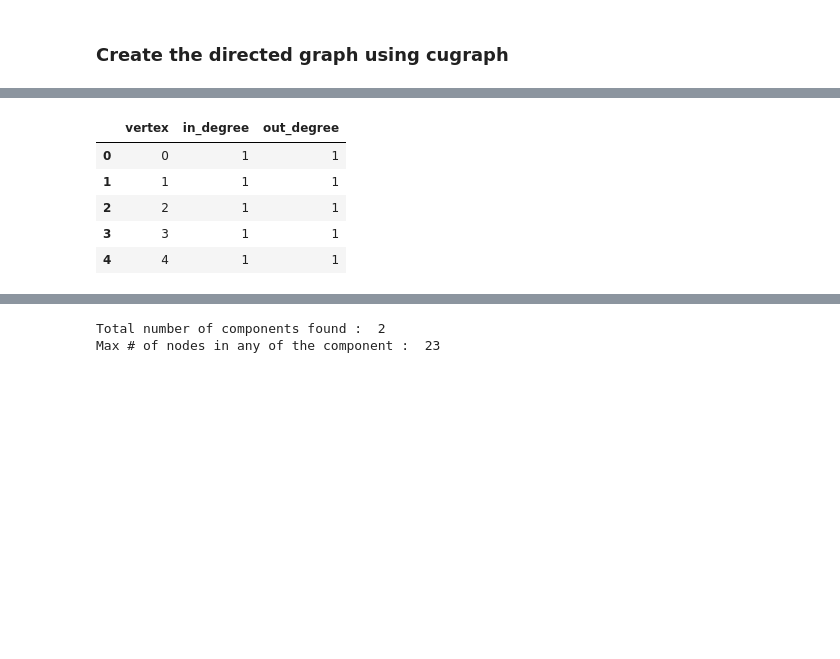
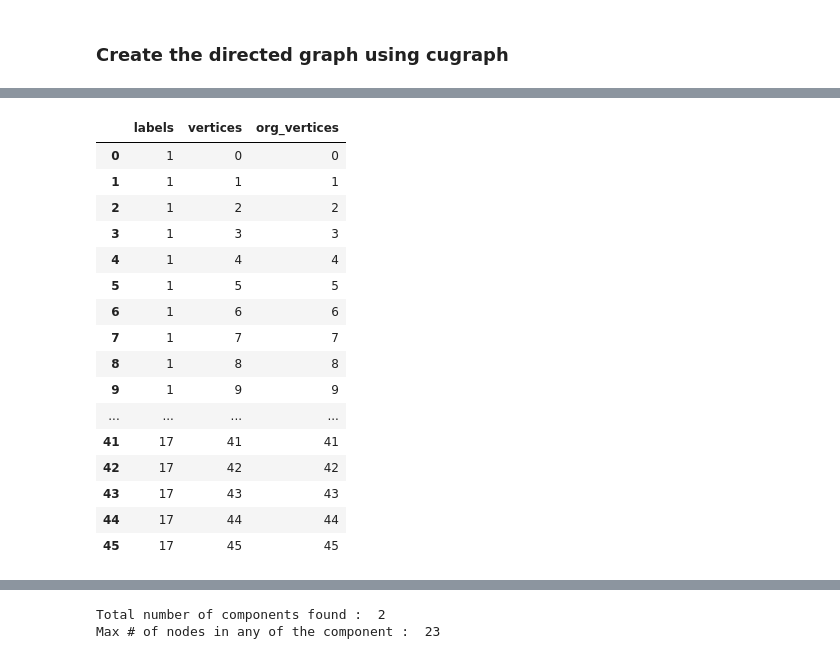
Before and after one commit to dorisnvidia/notebooks-1, a Jupyter notebook: cugraph/supplyChain/ArijitDatasetTest.ipynb, the cells around one changed output, grey strips where cells are left out. Drawn from its saved outputs; the diff is of its cells as text; code cells hidden in the pictures; blank space fills up the shorter version.

```diff
--- a/cugraph/supplyChain/ArijitDatasetTest.ipynb
+++ b/cugraph/supplyChain/ArijitDatasetTest.ipynb
@@ -116,18 +139,29 @@ Main Graph
-# %%
-gpuG.degrees().head()
-# %% [output]
-|  | vertex | in_degree | out_degree |
-| 0 | 0 | 1 | 1 |
-| 1 | 1 | 1 | 1 |
-| 2 | 2 | 1 | 1 |
-| 3 | 3 | 1 | 1 |
-| 4 | 4 | 1 | 1 |
 # %%
 # Generate WCCs of gpuG, returning cuda dataFrame df
 # df[‘labels’][i] gives the label id of the ith vertex and df[‘vertices’][i] gives the vertex id of the i’th vertex
 wcc = cugraph.weakly_connected_components(gpuG)
 # %%
 wcc['org_vertices'] = mapping[wcc['vertices']]
+# %%
+wcc
+# %% [output]
+|  | labels | vertices | org_vertices |
+| 0 | 1 | 0 | 0 |
+| 1 | 1 | 1 | 1 |
+| 2 | 1 | 2 | 2 |
+| 3 | 1 | 3 | 3 |
+| 4 | 1 | 4 | 4 |
+| 5 | 1 | 5 | 5 |
+| 6 | 1 | 6 | 6 |
+| 7 | 1 | 7 | 7 |
+| 8 | 1 | 8 | 8 |
+| 9 | 1 | 9 | 9 |
+| ... | ... | ... | ... |
+| 41 | 17 | 41 | 41 |
+| 42 | 17 | 42 | 42 |
+| 43 | 17 | 43 | 43 |
+| 44 | 17 | 44 | 44 |
+| 45 | 17 | 45 | 45 |
 # %%
 wcc['labels'].unique()
 # %% [output]
```
Also changed, not shown: parts of 19 cells of this notebook, 1 other file.
